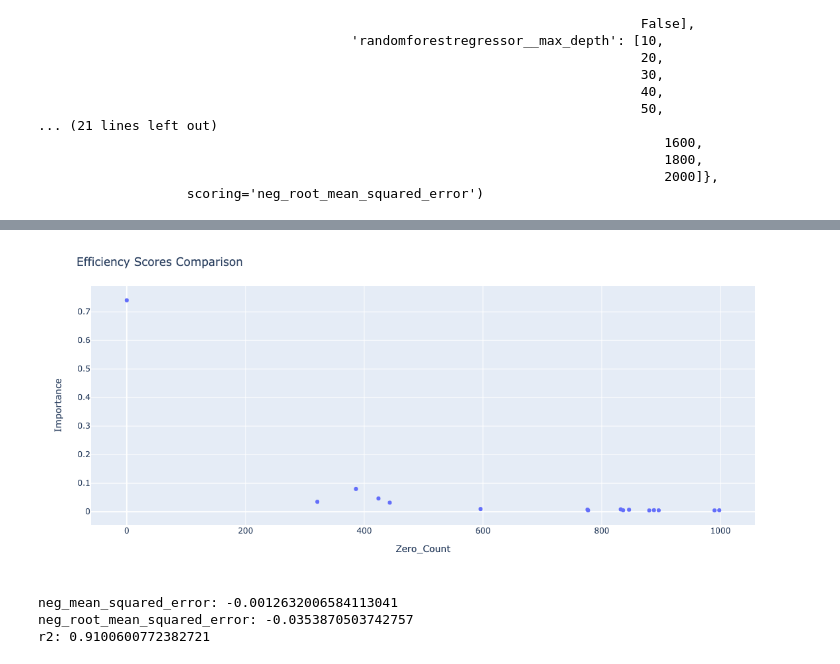
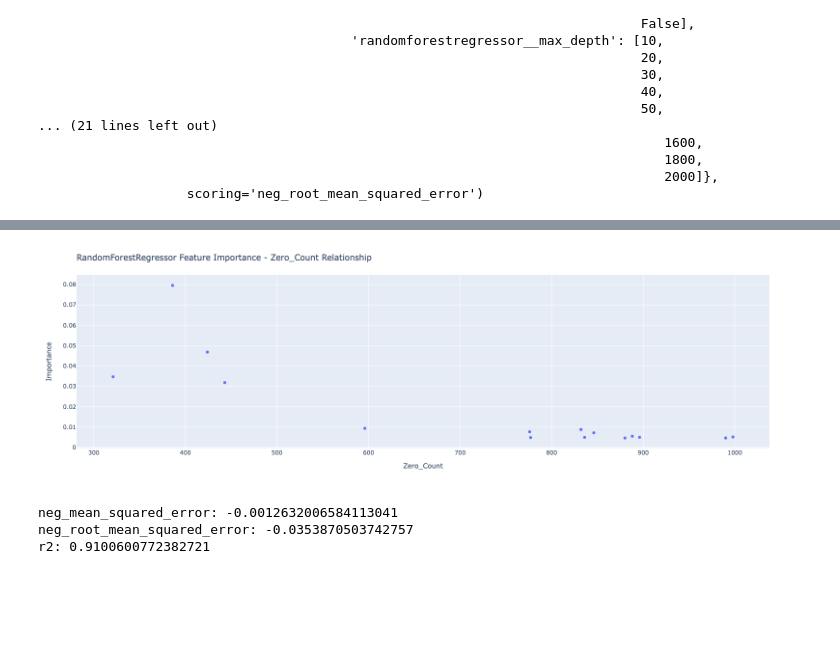
Before and after one commit to kurtsenol/DEA, a Jupyter notebook: DEA_ML_15I_1O_1.ipynb, the cells around one changed output, grey strips where cells are left out. Drawn from its saved outputs; the diff is of its cells as text; code cells hidden in the pictures; blank space fills up the shorter version.

```diff
--- a/DEA_ML_15I_1O_1.ipynb
+++ b/DEA_ML_15I_1O_1.ipynb
@@ -423,17 +422,17 @@ See Full Dataframe in Mito
 # %%
-fig = px.scatter(df_merged, x="Zero_Count", y="Importance",
+fig = px.scatter(df_merged[~df_merged["Feature Name"].str.contains("Output")], x="Zero_Count", y="Importance",
                 hover_data=["Feature Name"])
 
 fig.update_layout(
     autosize=False,
     width=800,
     height=500,
-    title_text=f"Efficiency Scores Comparison",
+    title_text=f"RandomForestRegressor Feature Importance - Zero_Count Relationship",
 )
 
 fig.show()
 # %% [output]
-[figure, old version]
+[figure, new version]
 # %%
 gb_model = GradientBoostingRegressor(random_state=42)
 
```
Also changed, not shown: parts of 19 cells of this notebook, 2 other files.
